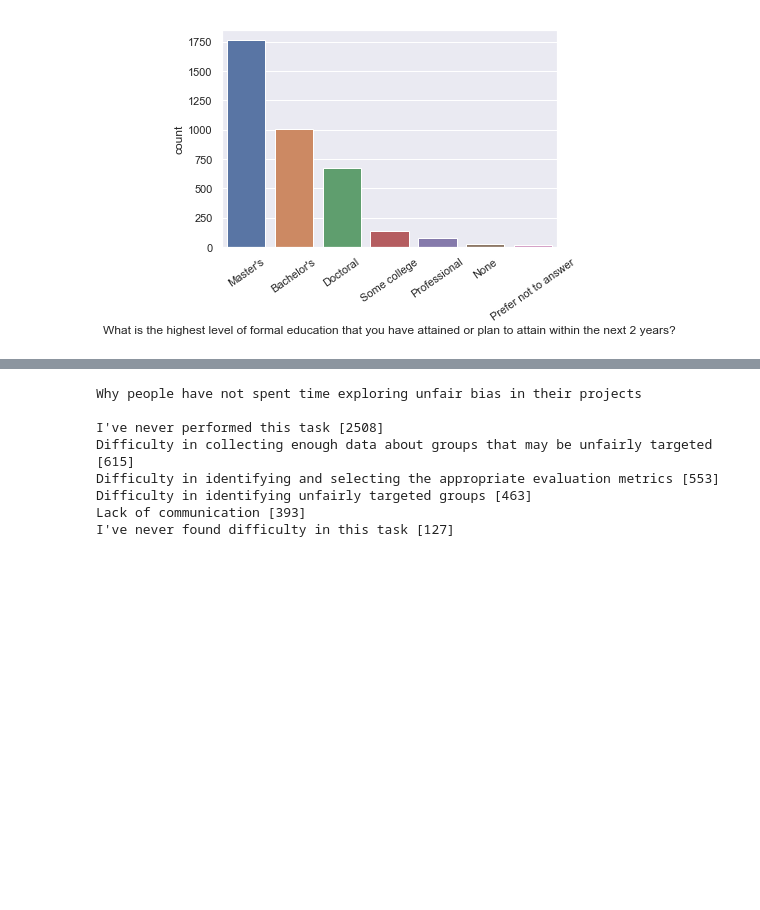
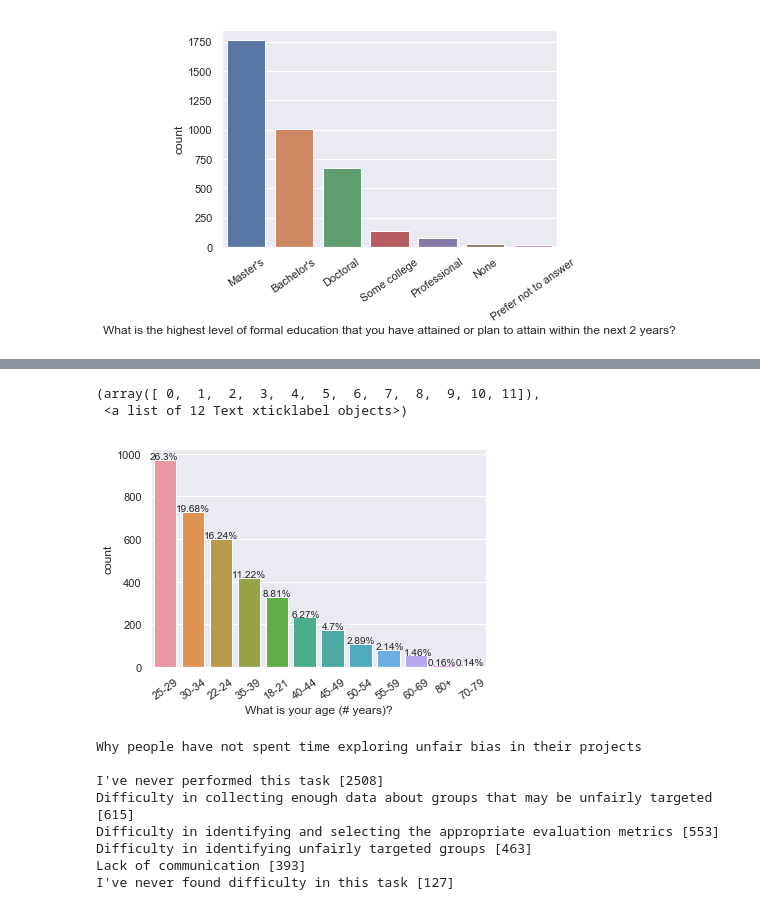
Before and after one commit to joechudzik/cosc4931-socialethicalimp-finalproj, a Jupyter notebook: DS Final.ipynb, the cells around one changed output, grey strips where cells are left out. Cells and saved outputs as stored; diff of their text form; code cells hidden in the pictures; blank space fills up the shorter version.

Commit message:
added more bar charts (countries, black boxes) and added percentages to select charts

```diff
--- a/DS Final.ipynb
+++ b/DS Final.ipynb
@@ -166,0 +299,27 @@ plt.xticks(rotation=35)
+# %%
+group25to29 = round(((thosePeople.iloc[:,3].value_counts()[0]/len(thosePeople))*100), 2)
+group30to34 = round(((thosePeople.iloc[:,3].value_counts()[1]/len(thosePeople))*100), 2)
+group22to24 = round(((thosePeople.iloc[:,3].value_counts()[2]/len(thosePeople))*100), 2)
+group35to39 = round(((thosePeople.iloc[:,3].value_counts()[3]/len(thosePeople))*100), 2)
+group18to21 = round(((thosePeople.iloc[:,3].value_counts()[4]/len(thosePeople))*100), 2)
+group40to44 = round(((thosePeople.iloc[:,3].value_counts()[5]/len(thosePeople))*100), 2)
+group45to49 = round(((thosePeople.iloc[:,3].value_counts()[6]/len(thosePeople))*100), 2)
+group50to54 = round(((thosePeople.iloc[:,3].value_counts()[7]/len(thosePeople))*100), 2)
+group55to59 = round(((thosePeople.iloc[:,3].value_counts()[8]/len(thosePeople))*100), 2)
+group60to69 = round(((thosePeople.iloc[:,3].value_counts()[9]/len(thosePeople))*100), 2)
+group80 = round(((thosePeople.iloc[:,3].value_counts()[10]/len(thosePeople))*100), 2)
+group70to79 = round(((thosePeople.iloc[:,3].value_counts()[11]/len(thosePeople))*100), 2)
+
+print("total of ", len(thosePeople), " people who spend 0-10% time looking for bias")
+print("25 to 29: ", group25to29, "%")
+print("30 to 34: ", group30to34, "%")
+print("22 to 24: ", group22to24, "%")
+print("35 to 39: ", group35to39, "%")
+print("18 to 21: ", group18to21, "%")
+print("40 to 44: ", group40to44, "%")
+print("45 to 49: ", group45to49, "%")
+print("50 to 54: ", group50to54, "%")
+print("55 to 59: ", group55to59, "%")
+print("60 to 69: ", group60to69, "%")
+print("80+: ", group80, "%")
+print("70 to 79: ", group70to79, "%")
@@ -167,3 +340,22 @@ plt.xticks(rotation=35)
+# %%
+ax = sns.countplot(thosePeople.iloc[:,3], order=thosePeople.iloc[:,3].value_counts().index)
+ax.text(-.55, 975, (str(group25to29)+'%'), fontsize=10)
+ax.text(.38, 730, (str(group30to34)+'%'), fontsize=10)
+ax.text(1.4, 603, (str(group22to24)+'%'), fontsize=10)
+ax.text(2.38, 420, (str(group35to39)+'%'), fontsize=10)
+ax.text(3.5, 330, (str(group18to21)+'%'), fontsize=10)
+ax.text(4.55, 235, (str(group40to44)+'%'), fontsize=10)
+ax.text(5.6, 177, (str(group45to49)+'%'), fontsize=10)
+ax.text(6.5, 110, (str(group50to54)+'%'), fontsize=10)
+ax.text(7.55, 83, (str(group55to59)+'%'), fontsize=10)
+ax.text(8.55, 57, (str(group60to69)+'%'), fontsize=10)
+ax.text(9.4, 8, (str(group80)+'%'), fontsize=10)
+ax.text(10.4, 7, (str(group70to79)+'%'), fontsize=10)
+plt.xticks(rotation=35)
+# %% [output]
+(array([ 0,  1,  2,  3,  4,  5,  6,  7,  8,  9, 10, 11]),
+ <a list of 12 Text xticklabel objects>)
+[figure, added]
 # %%
 print("Why people have not spent time exploring unfair bias in their projects\n")
 print("I've never performed this task", thosePeople.iloc[:,348].value_counts().values)
```
Also changed, not shown: parts of 19 cells of this notebook.
